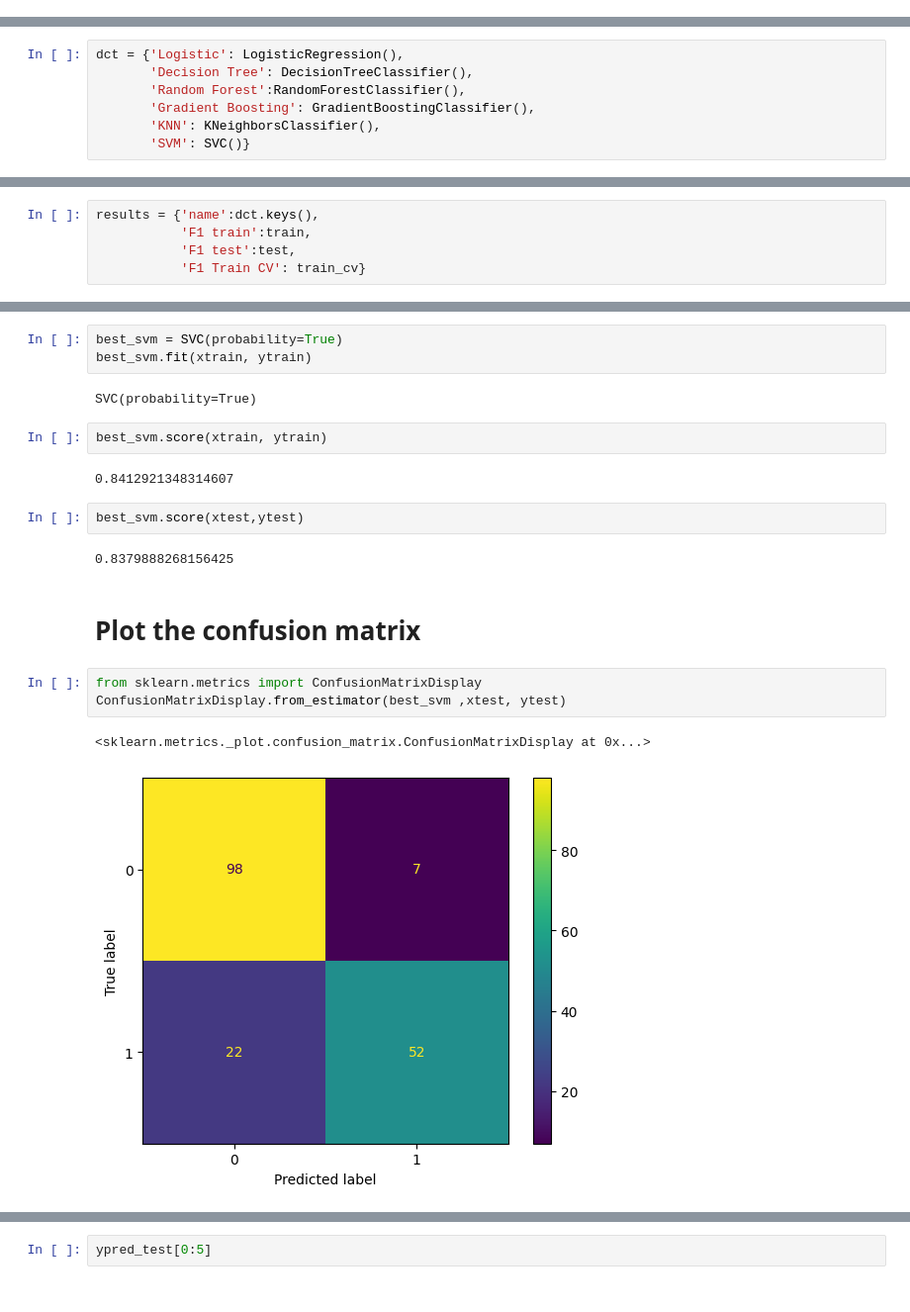
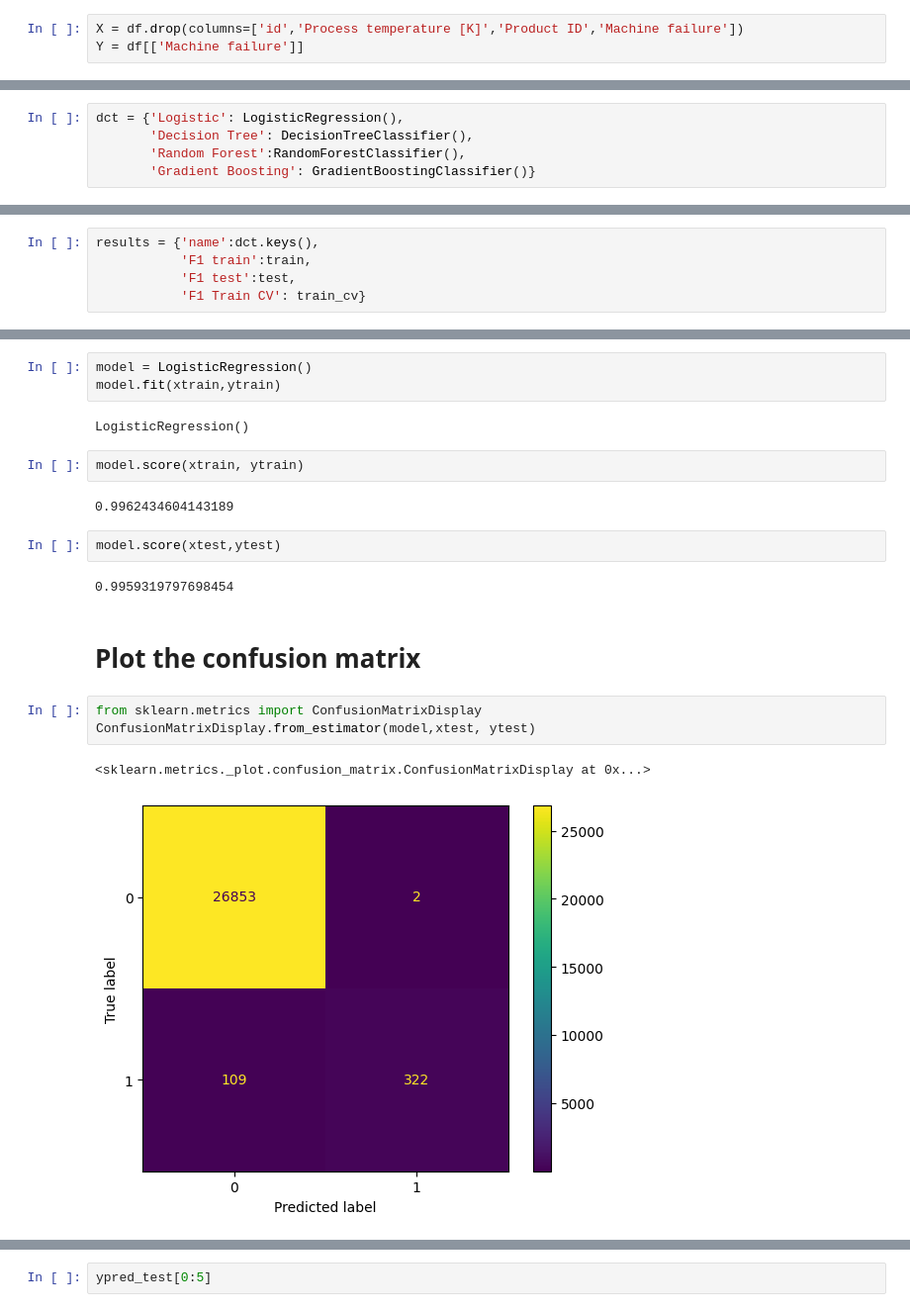
Before and after one commit to varmapriya/Machine-Learning, a Jupyter notebook: Classification Project/Classification.ipynb, the cells around one changed output, grey strips where cells are left out. Shown: that part at 99% size. Saved outputs shown, nothing was run; the diff lists cells and outputs as text.

Commit message:
Machine Failure

```diff
--- a/Classification Project/Classification.ipynb
+++ b/Classification Project/Classification.ipynb
@@ -63,0 +50,3 @@ Y = df[['Survived']]
+# %%
+X = df.drop(columns=['id','Process temperature [K]','Product ID','Machine failure'])
+Y = df[['Machine failure']]
@@ -192,9 +201,7 @@ from sklearn.svm import SVC
 dct = {'Logistic': LogisticRegression(),
        'Decision Tree': DecisionTreeClassifier(),
        'Random Forest':RandomForestClassifier(),
-       'Gradient Boosting': GradientBoostingClassifier(),
-       'KNN': KNeighborsClassifier(),
-       'SVM': SVC()}
+       'Gradient Boosting': GradientBoostingClassifier()}
 # %%
 dct.keys()
 # %% [output]
@@ -289,22 +292,22 @@ df_res.sort_values(by='F1 Train CV', ascending=False)
-# %%
-best_svm = SVC(probability=True)
-best_svm.fit(xtrain, ytrain)
-# %% [output]
-SVC(probability=True)
+# %%
+model = LogisticRegression()
+model.fit(xtrain,ytrain)
+# %% [output]
+LogisticRegression()
 # %%
-best_svm.score(xtrain, ytrain)
+model.score(xtrain, ytrain)
 # %% [output]
-0.8412921348314607
+0.9962434604143189
 # %%
-best_svm.score(xtest,ytest)
+model.score(xtest,ytest)
 # %% [output]
-0.8379888268156425
+0.9959319797698454
 # %% [markdown]
 # Plot the confusion matrix
 # %%
 from sklearn.metrics import ConfusionMatrixDisplay
-ConfusionMatrixDisplay.from_estimator(best_svm ,xtest, ytest)
+ConfusionMatrixDisplay.from_estimator(model,xtest, ytest)
 # %% [output]
 <sklearn.metrics._plot.confusion_matrix.ConfusionMatrixDisplay at 0x...>
-[figure, old version]
+[figure, new version]
 # %%
```
Also changed, not shown: parts of 54 cells of this notebook.
